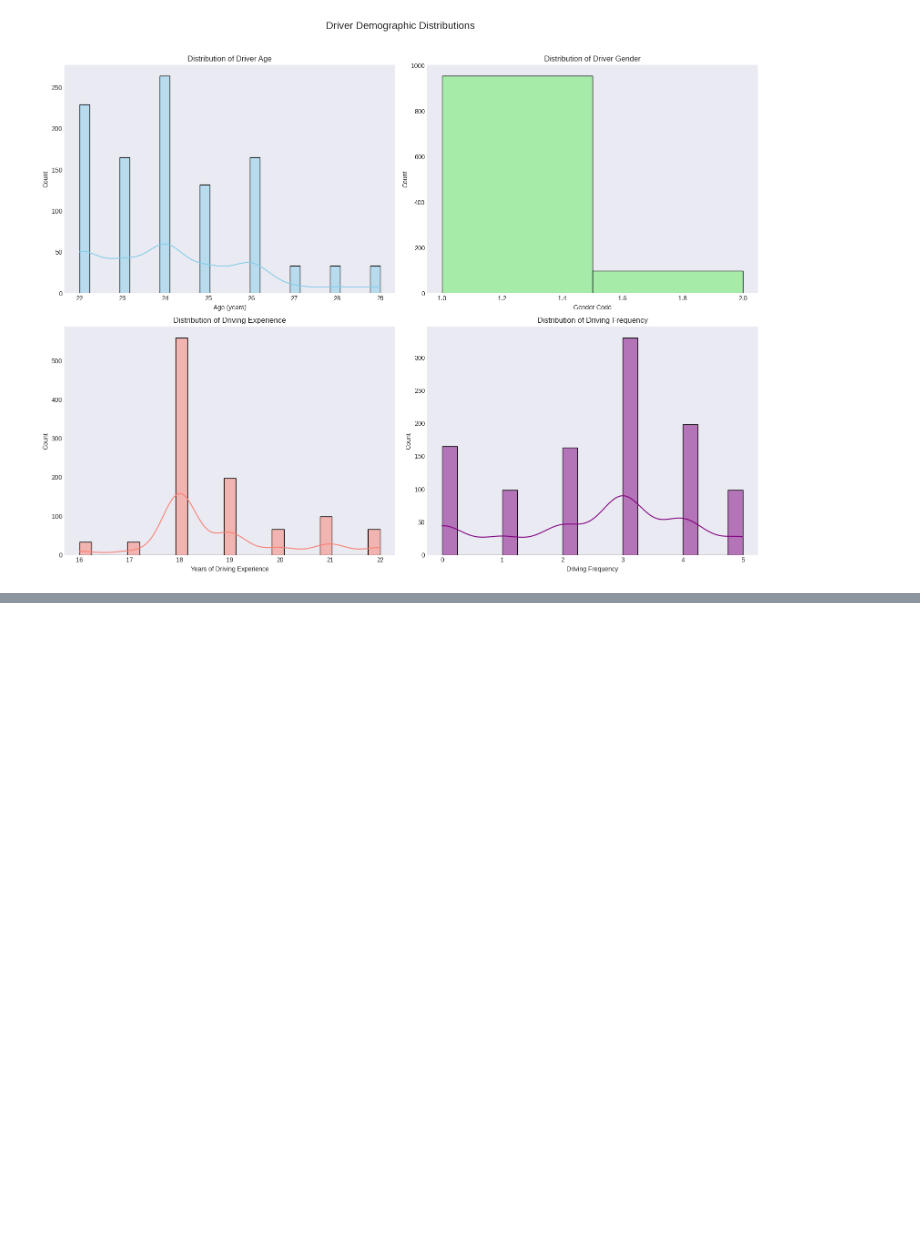
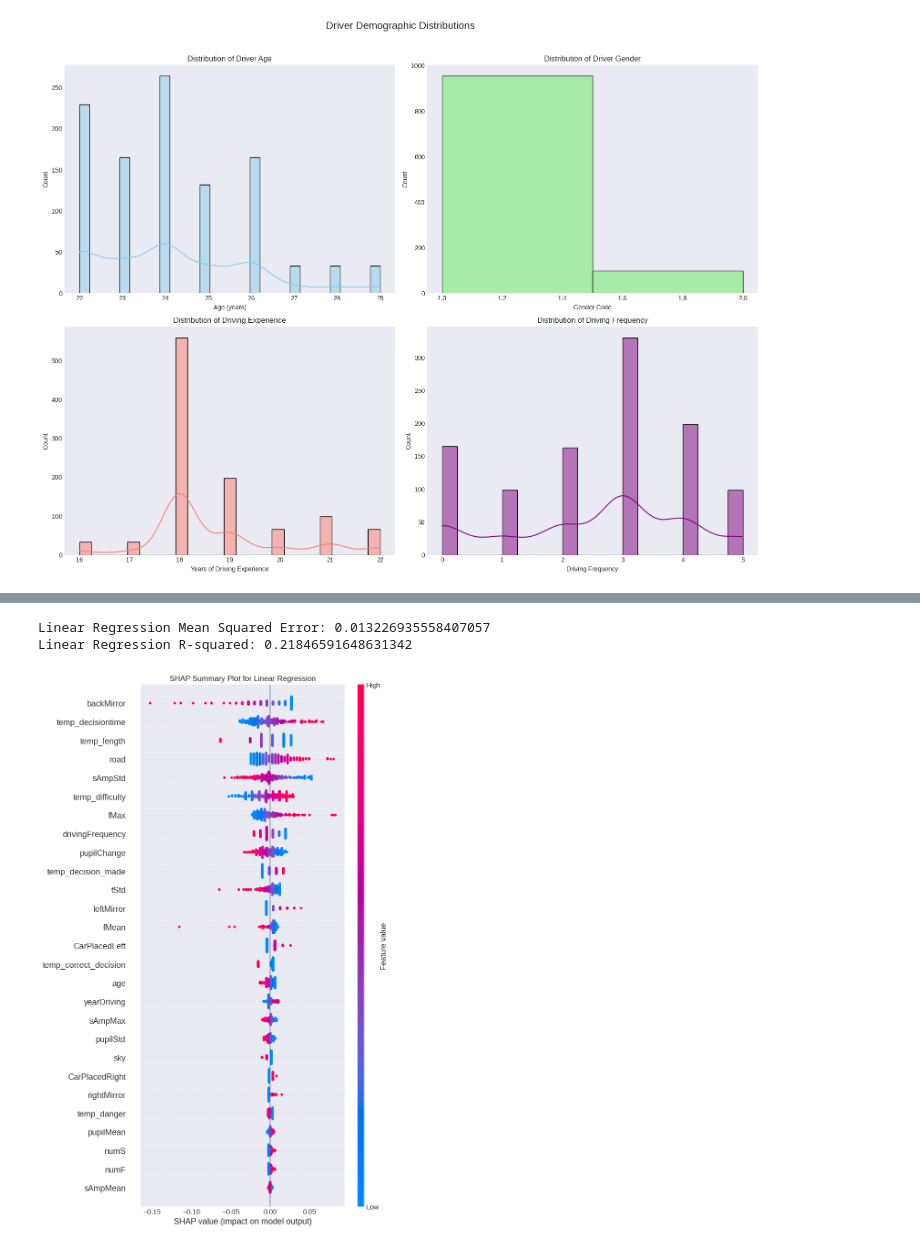
Before and after one commit to CommonDrum/Applied-AI, a Jupyter notebook: code.ipynb, the cells around one changed output, grey strips where cells are left out. Drawn from its saved outputs; the diff is of its cells as text; code cells hidden in the pictures; blank space fills up the shorter version.

```diff
--- a/code.ipynb
+++ b/code.ipynb
@@ -545 +544,38 @@ shap.dependence_plot('mirror_road_ratio', shap_values, X_test, interaction_index
 [figure]
+# %%
+df = pd.read_csv('SAdata_allMeasures.csv')
+df.drop(columns=['gender'], inplace=True)
+scaler = StandardScaler()
+X = df.drop(columns=['Y'])
+# Convert to DataFrame after scaling to keep feature names
+X = pd.DataFrame(scaler.fit_transform(X), columns=X.columns)
+y = df['Y']
+X_train, X_test, y_train, y_test = train_test_split(X, y, test_size=0.2, random_state=42)
+
+linear_model = LinearRegression()
+linear_model.fit(X_train, y_train)
+linear_predictions = linear_model.predict(X_test)
+
+linear_mse = mean_squared_error(y_test, linear_predictions)
+linear_r2 = r2_score(y_test, linear_predictions)
+
+print("Linear Regression Mean Squared Error:", linear_mse)
+print("Linear Regression R-squared:", linear_r2)
+# %% [output]
+Linear Regression Mean Squared Error: 0.013226935558407057
+Linear Regression R-squared: 0.21846591648631342
+# %%
+#SHAP values
+
+#add feature names back to the dataframe
+
+
+explainer = shap.LinearExplainer(linear_model, X_train)
+shap_values = explainer.shap_values(X_test)
+
+
+
+plt.title('SHAP Summary Plot for Linear Regression')
+shap.summary_plot(shap_values, X_test, max_display=30)
+# %% [output]
+[figure, added]
```
Also changed, not shown: parts of 4 cells of this notebook, 1 other file.
